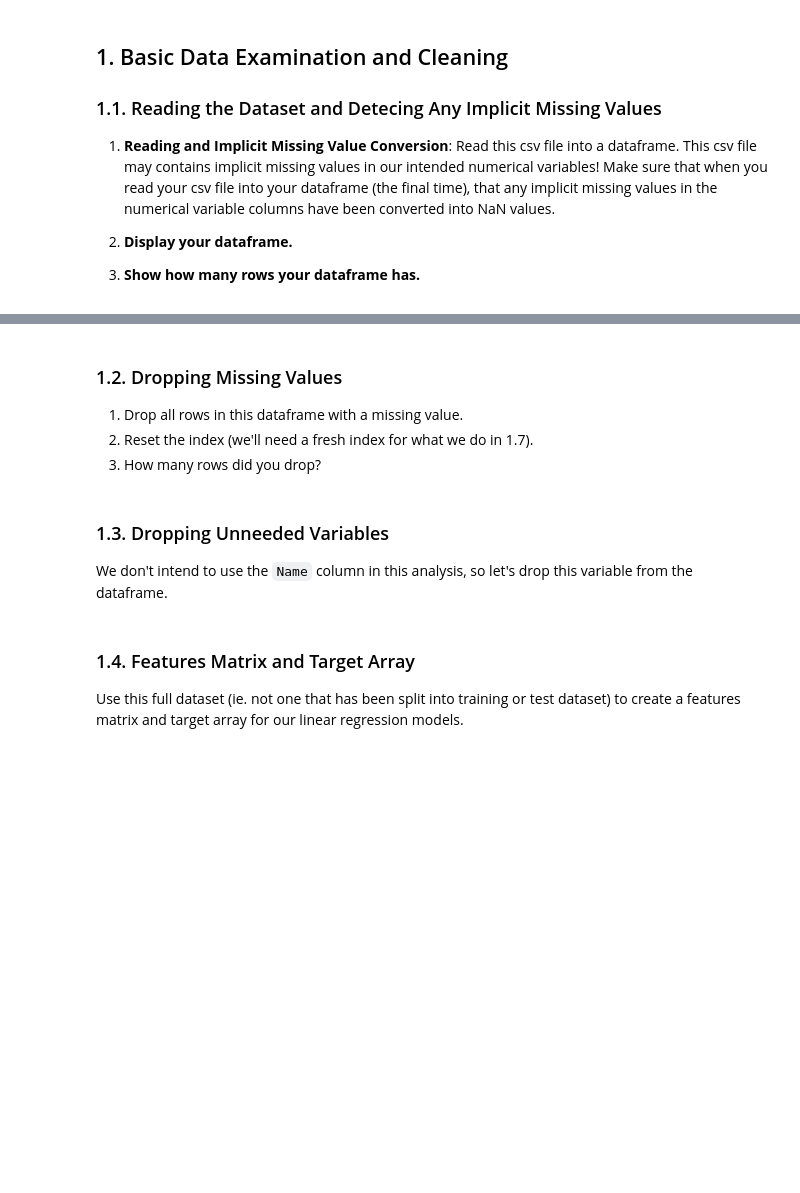
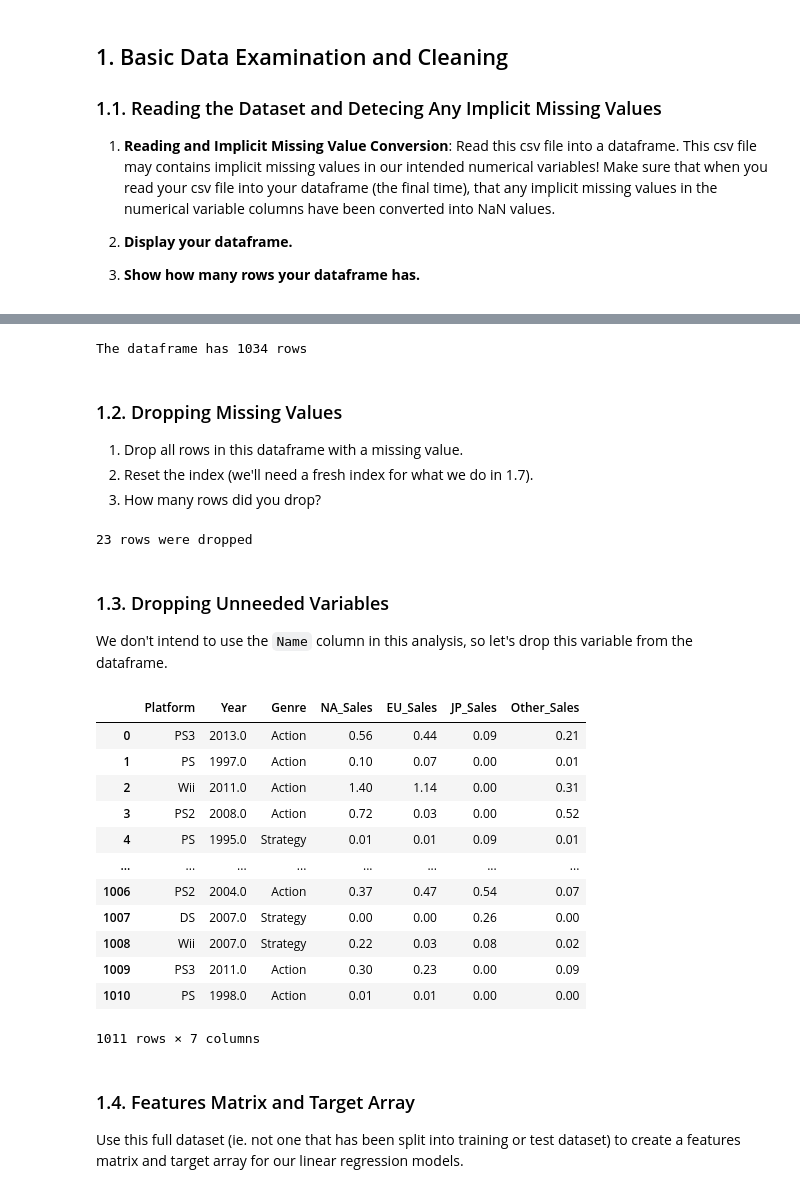
Before and after one commit to ryguy2k4/stat207, a Jupyter notebook: lab_09/lab_09_individual.ipynb, the cells around one changed output, grey strips where cells are left out. Drawn from its saved outputs; the diff is of its cells as text; code cells hidden in the pictures; blank space fills up the shorter version.

```diff
--- a/lab_09/lab_09_individual.ipynb
+++ b/lab_09/lab_09_individual.ipynb
@@ -169,0 +222,3 @@ Ideally, the model that we select would also be interpretable.
+# %%
+df = pd.read_csv("video_game_sales_sample.csv", na_values=["unknown"])
+df.dtypes
@@ -170,13 +244,42 @@ Ideally, the model that we select would also be interpretable.
+# %%
+shape1 = df.shape[0]
+print(f"The dataframe has {shape1} rows")
+# %% [output]
+The dataframe has 1034 rows
 # %% [markdown]
 ### 1.2. Dropping Missing Values
 
 1. Drop all rows in this dataframe with a missing value.
 2. Reset the index (we'll need a fresh index for what we do in 1.7).
 3. How many rows did you drop?
+# %%
+df = df.dropna().reset_index()
+# %%
+shape2 = df.shape[0]
+print(f"{shape1 - shape2} rows were dropped")
+# %% [output]
+23 rows were dropped
 # %% [markdown]
 ### 1.3. Dropping Unneeded Variables
 
 We don't intend to use the `Name` column in this analysis, so let's drop this variable from the dataframe.
+# %%
+df = df[["Platform","Year","Genre","NA_Sales","EU_Sales","JP_Sales","Other_Sales"]]
+df
+# %% [output]
+|  | Platform | Year | Genre | NA_Sales | EU_Sales | JP_Sales | Other_Sales |
+| 0 | PS3 | 2013.0 | Action | 0.56 | 0.44 | 0.09 | 0.21 |
+| 1 | PS | 1997.0 | Action | 0.10 | 0.07 | 0.00 | 0.01 |
+| 2 | Wii | 2011.0 | Action | 1.40 | 1.14 | 0.00 | 0.31 |
+| 3 | PS2 | 2008.0 | Action | 0.72 | 0.03 | 0.00 | 0.52 |
+| 4 | PS | 1995.0 | Strategy | 0.01 | 0.01 | 0.09 | 0.01 |
+| ... | ... | ... | ... | ... | ... | ... | ... |
+| 1006 | PS2 | 2004.0 | Action | 0.37 | 0.47 | 0.54 | 0.07 |
+| 1007 | DS | 2007.0 | Strategy | 0.00 | 0.00 | 0.26 | 0.00 |
+| 1008 | Wii | 2007.0 | Strategy | 0.22 | 0.03 | 0.08 | 0.02 |
+| 1009 | PS3 | 2011.0 | Action | 0.30 | 0.23 | 0.00 | 0.09 |
+| 1010 | PS | 1998.0 | Action | 0.01 | 0.01 | 0.00 | 0.00 |
+1011 rows × 7 columns
 # %% [markdown]
 ### 1.4. Features Matrix and Target Array
 
```
Also changed, not shown: parts of 12 cells of this notebook, 1 other file.
